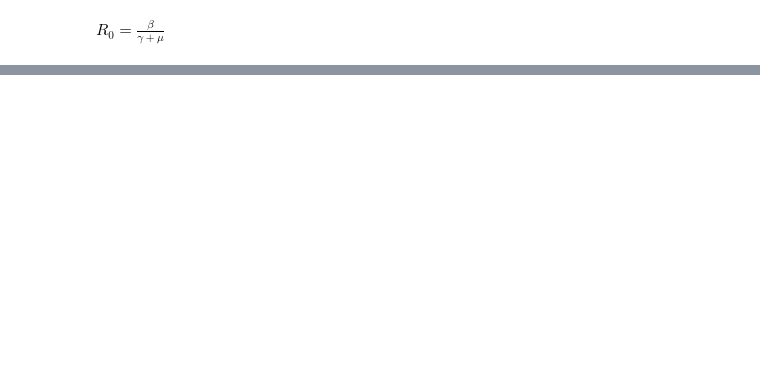
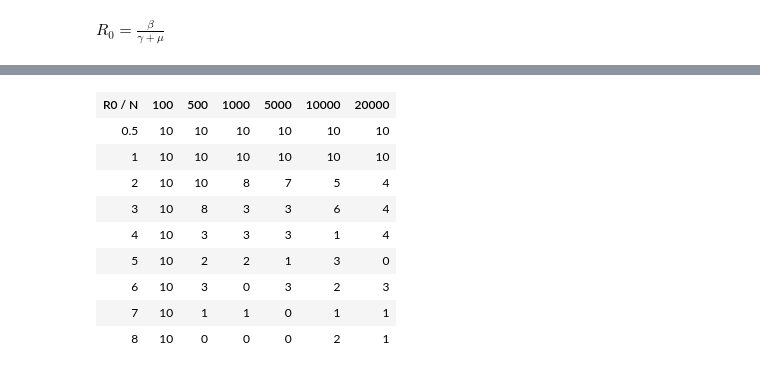
Before and after one commit to sofiatete/ICS_Assignment2, a Jupyter notebook: project.ipynb, the cells around one changed output, grey strips where cells are left out. Drawn from its saved outputs; the diff is of its cells as text; code cells hidden in the pictures; blank space fills up the shorter version.

```diff
--- a/project.ipynb
+++ b/project.ipynb
@@ -596,0 +402,70 @@ for i in range(num_graphs):
+# %%
+# Initialising the parameters
+beta = 1  # infection rate
+gamma = 1/5  # recovery rate
+mu = 1/60  # birth and death rate
+N = 1000  # total population
+
+# Initial conditions
+S0 = 999
+I0 = 1
+R0 = 0
+t = 1000 # duration
+
+initial_conditions = [S0, I0, R0]
+
+R0_list = [0.5, 1, 2, 3, 4, 5, 6, 7, 8]
+N_list = [100, 500, 1000, 5000, 10000, 20000]
+num_simulations = 10
+
+extinction_dict = {}
+for R_0 in R0_list:
+    extinction_dict[R_0] = {}
+    beta = R_0 * (gamma +mu)
+    params = [beta, gamma, mu]
+    for N in N_list:
+        extinction_dict[R_0][N] = {}
+        extinction_dict[R_0][N] = 0
+        S0 = N - 1
+        I0 = 1
+        R0 = 0
+        initial_conditions = [S0, I0, R0]
+        for i in range(num_simulations):
+            # Running the simulation
+            time, result = gil.simulate(initial_conditions, propensities, stoichiometry, t)
+            S, I, R = zip(*result)
+            if I[-1] == 0: #check for extinction
+                extinction_dict[R_0][N] += 1
+
+# Generate HTML table manually
+html_table = '<table style="border-collapse: collapse; width: 100%; font-size: 18px;">'
+html_table += '<tr><th colspan="1" style="border: 1px solid black; padding: 10px; text-align: center;">R0 / N</th>'
+
+# Create header row with N values
+for N in N_list:
+    html_table += f'<th style="border: 1px solid black; padding: 10px; text-align: center;">{N}</th>'
+html_table += '</tr>'
+
+# Populate the table rows
+for r0 in R0_list:
+    html_table += f'<tr><td style="border: 1px solid black; padding: 10px;">{r0}</td>'
+    for N in N_list:
+        html_table += f'<td style="border: 1px solid black; padding: 10px; text-align: center;">{extinction_dict[r0][N]}</td>'
+    html_table += '</tr>'
+
+html_table += '</table>'
+
+# Display the HTML table
+from IPython.core.display import display, HTML
+display(HTML(html_table))
+# %% [output]
+| R0 / N | 100 | 500 | 1000 | 5000 | 10000 | 20000 |
+| 0.5 | 10 | 10 | 10 | 10 | 10 | 10 |
+| 1 | 10 | 10 | 10 | 10 | 10 | 10 |
+| 2 | 10 | 10 | 8 | 7 | 5 | 4 |
+| 3 | 10 | 8 | 3 | 3 | 6 | 4 |
+| 4 | 10 | 3 | 3 | 3 | 1 | 4 |
+| 5 | 10 | 2 | 2 | 1 | 3 | 0 |
+| 6 | 10 | 3 | 0 | 3 | 2 | 3 |
+| 7 | 10 | 1 | 1 | 0 | 1 | 1 |
+| 8 | 10 | 0 | 0 | 0 | 2 | 1 |
```
Also changed, not shown: parts of 12 cells of this notebook.
